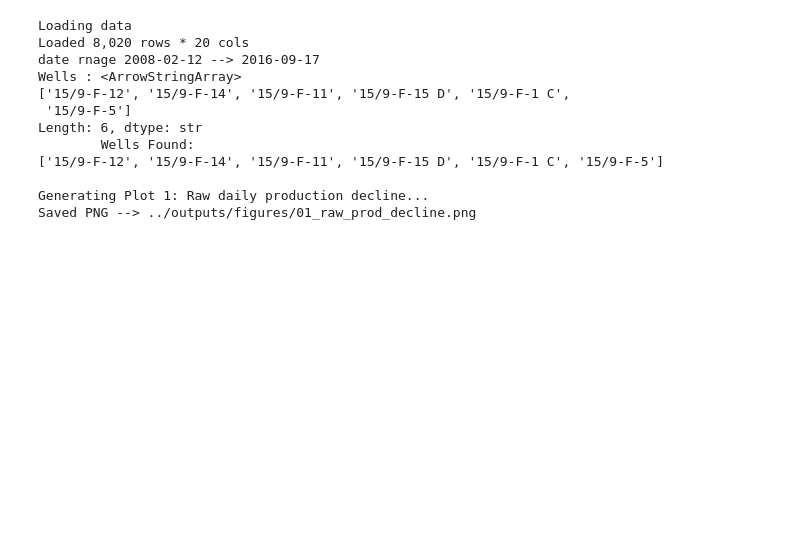
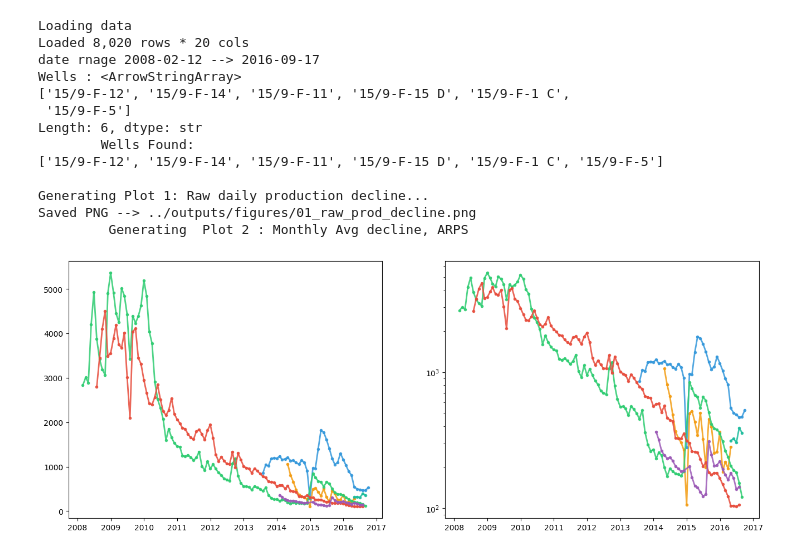
Before and after one commit to armaan9991/Oil-Well-Production-Forecast, a Jupyter notebook: notebooks/eda.ipynb, the cells around one changed output. Drawn from its saved outputs; the diff is of its cells as text; code cells hidden in the pictures; blank space fills up the shorter version.

Commit message:
added 2 plots , on liner scale, log scale on y axis .

```diff
--- a/notebooks/eda.ipynb
+++ b/notebooks/eda.ipynb
@@ -89,31 +89,53 @@ for spine in ax.spines.values():
 
 ax.legend(loc='upper right', fontsize =9, framealpha = 0.4)
 plt.tight_layout()
 path = f'{OUTPUT_DIR}/01_raw_prod_decline.png'
 fix.savefig(path,dpi =150 ,bbox_inches ='tight',facecolor = BG)
 plt.close()
 print(f"Saved PNG --> {path}")
 
 ## ARPS Decline
 ## forcast future production
 
 print("\t Generating  Plot 2 : Monthly Avg decline, ARPS ")
-fig, axes = plt.subplot(1,2,figsize = (16,6),facecolor =BG)
+fig, axes = plt.subplots(1,2,figsize = (16,6),facecolor =BG)
 
 for well_name ,  well_df in well_groups:
     colour = WELL_COLOURS.get(well_name,'#ffffff')
 
     monthly = well_df['OIL_RATE_NORM'].resample('ME').mean().dropna()
+
+    axes[0].plot(monthly.index,
+                 monthly.values,
+                 color =colour,
+                 linewidth = 2,
+                 marker = 'o',
+                 markersize = 3,
+                 alpha =0.85,
+                 label = well_name)
+
+
+    if (monthly.values > 0).all():
+        axes[1].semilogy(monthly.index,
+                         monthly.values,
+                         color = colour,
+                         linewidth = 2,
+                         marker = 'o',
+                         markersize = 3,
+                         alpha =0.85,
+                         label = well_name)
 # %% [output]
 Loading data
 Loaded 8,020 rows * 20 cols
 date rnage 2008-02-12 --> 2016-09-17
 Wells : <ArrowStringArray>
 ['15/9-F-12', '15/9-F-14', '15/9-F-11', '15/9-F-15 D', '15/9-F-1 C',
  '15/9-F-5']
 Length: 6, dtype: str
         Wells Found:
 ['15/9-F-12', '15/9-F-14', '15/9-F-11', '15/9-F-15 D', '15/9-F-1 C', '15/9-F-5']
 
 Generating Plot 1: Raw daily production decline...
 Saved PNG --> ../outputs/figures/01_raw_prod_decline.png
+         Generating  Plot 2 : Monthly Avg decline, ARPS
+[figure, added]
```
